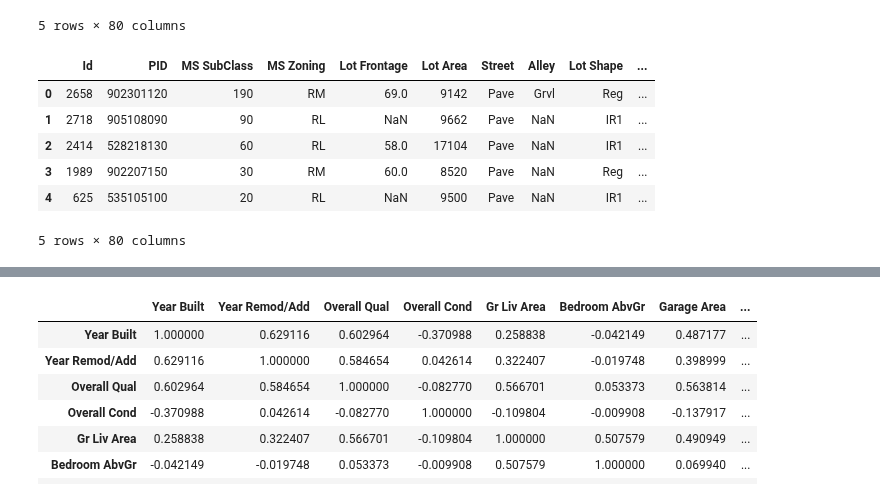
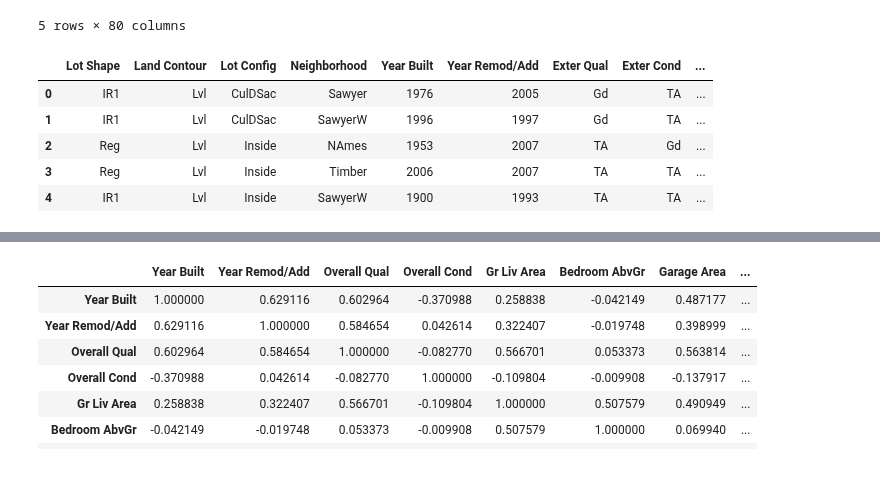
Before and after one commit to pezpet/general-assembly, a Jupyter notebook: labs/project-2-andres/code/01_EDA_and_Cleaning.ipynb, the cells around one changed output, grey strips where cells are left out. Cells and saved outputs as stored; diff of their text form; code cells hidden in the pictures.

```diff
--- a/labs/project-2-andres/code/01_EDA_and_Cleaning.ipynb
+++ b/labs/project-2-andres/code/01_EDA_and_Cleaning.ipynb
@@ -78,12 +81,11 @@ interesting = [
 # Keep only interesting features
 train = train[interesting]
 # %%
-test.head()
+train.head()
 # %% [output]
-|  | Id | PID | MS SubClass | MS Zoning | Lot Frontage | Lot Area | Street | Alley | Lot Shape | ... |
-| 0 | 2658 | 902301120 | 190 | RM | 69.0 | 9142 | Pave | Grvl | Reg | ... |
-| 1 | 2718 | 905108090 | 90 | RL | NaN | 9662 | Pave | NaN | IR1 | ... |
-| 2 | 2414 | 528218130 | 60 | RL | 58.0 | 17104 | Pave | NaN | IR1 | ... |
-| 3 | 1989 | 902207150 | 30 | RM | 60.0 | 8520 | Pave | NaN | Reg | ... |
-| 4 | 625 | 535105100 | 20 | RL | NaN | 9500 | Pave | NaN | IR1 | ... |
+|  | Lot Shape | Land Contour | Lot Config | Neighborhood | Year Built | Year Remod/Add | Exter Qual | Exter Cond | ... |
+| 0 | IR1 | Lvl | CulDSac | Sawyer | 1976 | 2005 | Gd | TA | ... |
+| 1 | IR1 | Lvl | CulDSac | SawyerW | 1996 | 1997 | Gd | TA | ... |
+| 2 | Reg | Lvl | Inside | NAmes | 1953 | 2007 | TA | Gd | ... |
+| 3 | Reg | Lvl | Inside | Timber | 2006 | 2007 | TA | TA | ... |
+| 4 | IR1 | Lvl | Inside | SawyerW | 1900 | 1993 | TA | TA | ... |
-5 rows × 80 columns
```
Also changed, not shown: parts of 56 cells of this notebook, 1 other file.
